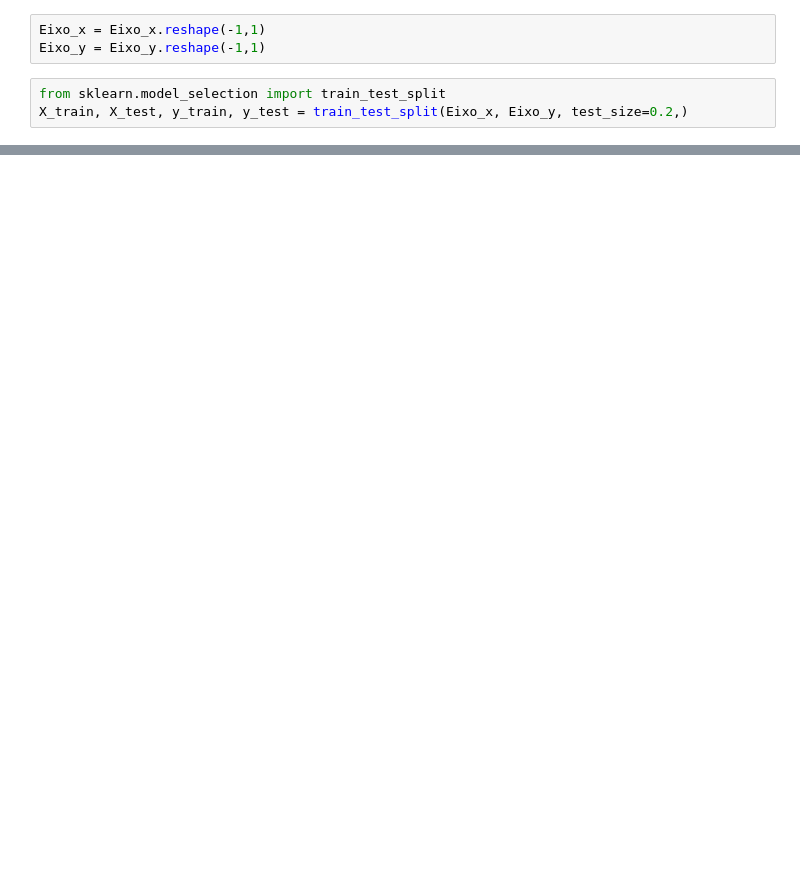
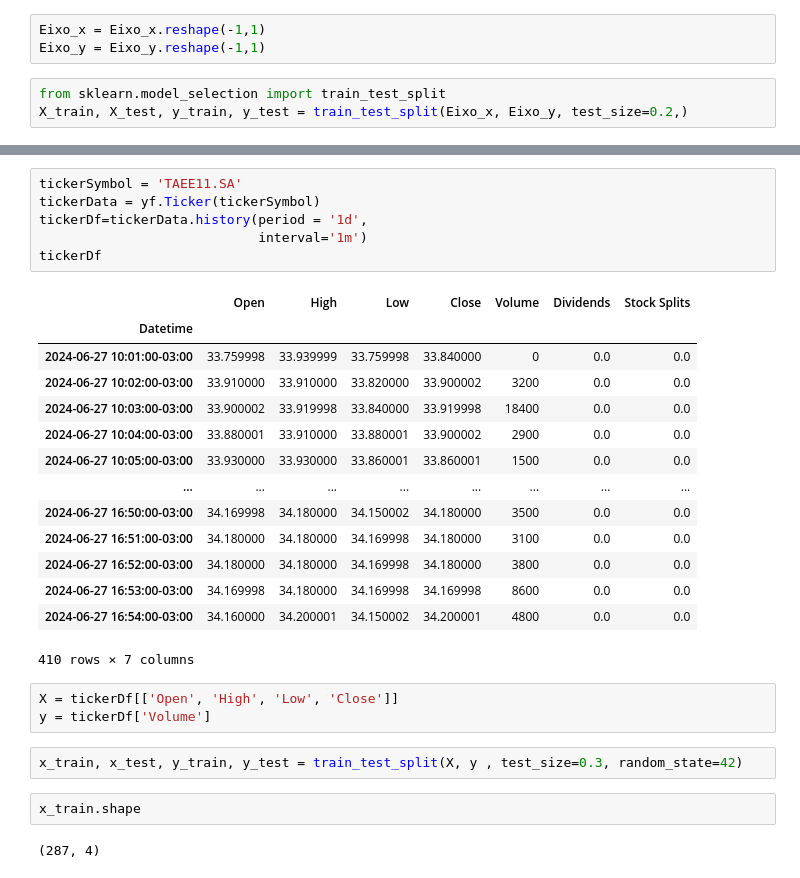
Before and after one commit to gustavoslsj1/trabalho-i.a, a Jupyter notebook: Untitled3.ipynb, the cells around one changed output, grey strips where cells are left out. Saved outputs shown, nothing was run; the diff lists cells and outputs as text; blank space fills up the shorter version.

```diff
--- a/Untitled3.ipynb
+++ b/Untitled3.ipynb
@@ -63,0 +191,30 @@ print( regressor.predict([[22]]))
+# %%
+tickerSymbol = 'TAEE11.SA'
+tickerData = yf.Ticker(tickerSymbol)
+tickerDf=tickerData.history(period = '1d',
+                            interval='1m')
+tickerDf
+# %% [output]
+|  | Open | High | Low | Close | Volume | Dividends | Stock Splits |
+| Datetime |  |  |  |  |  |  |  |
+| 2024-06-27 10:01:00-03:00 | 33.759998 | 33.939999 | 33.759998 | 33.840000 | 0 | 0.0 | 0.0 |
+| 2024-06-27 10:02:00-03:00 | 33.910000 | 33.910000 | 33.820000 | 33.900002 | 3200 | 0.0 | 0.0 |
+| 2024-06-27 10:03:00-03:00 | 33.900002 | 33.919998 | 33.840000 | 33.919998 | 18400 | 0.0 | 0.0 |
+| 2024-06-27 10:04:00-03:00 | 33.880001 | 33.910000 | 33.880001 | 33.900002 | 2900 | 0.0 | 0.0 |
+| 2024-06-27 10:05:00-03:00 | 33.930000 | 33.930000 | 33.860001 | 33.860001 | 1500 | 0.0 | 0.0 |
+| ... | ... | ... | ... | ... | ... | ... | ... |
+| 2024-06-27 16:50:00-03:00 | 34.169998 | 34.180000 | 34.150002 | 34.180000 | 3500 | 0.0 | 0.0 |
+| 2024-06-27 16:51:00-03:00 | 34.180000 | 34.180000 | 34.169998 | 34.180000 | 3100 | 0.0 | 0.0 |
+| 2024-06-27 16:52:00-03:00 | 34.180000 | 34.180000 | 34.169998 | 34.180000 | 3800 | 0.0 | 0.0 |
+| 2024-06-27 16:53:00-03:00 | 34.169998 | 34.180000 | 34.169998 | 34.169998 | 8600 | 0.0 | 0.0 |
+| 2024-06-27 16:54:00-03:00 | 34.160000 | 34.200001 | 34.150002 | 34.200001 | 4800 | 0.0 | 0.0 |
+410 rows × 7 columns
+# %%
+X = tickerDf[['Open', 'High', 'Low', 'Close']]
+y = tickerDf['Volume']
+# %%
+x_train, x_test, y_train, y_test = train_test_split(X, y , test_size=0.3, random_state=42)
+# %%
+x_train.shape
+# %% [output]
+(287, 4)
```
Also changed, not shown: parts of 25 cells of this notebook.
